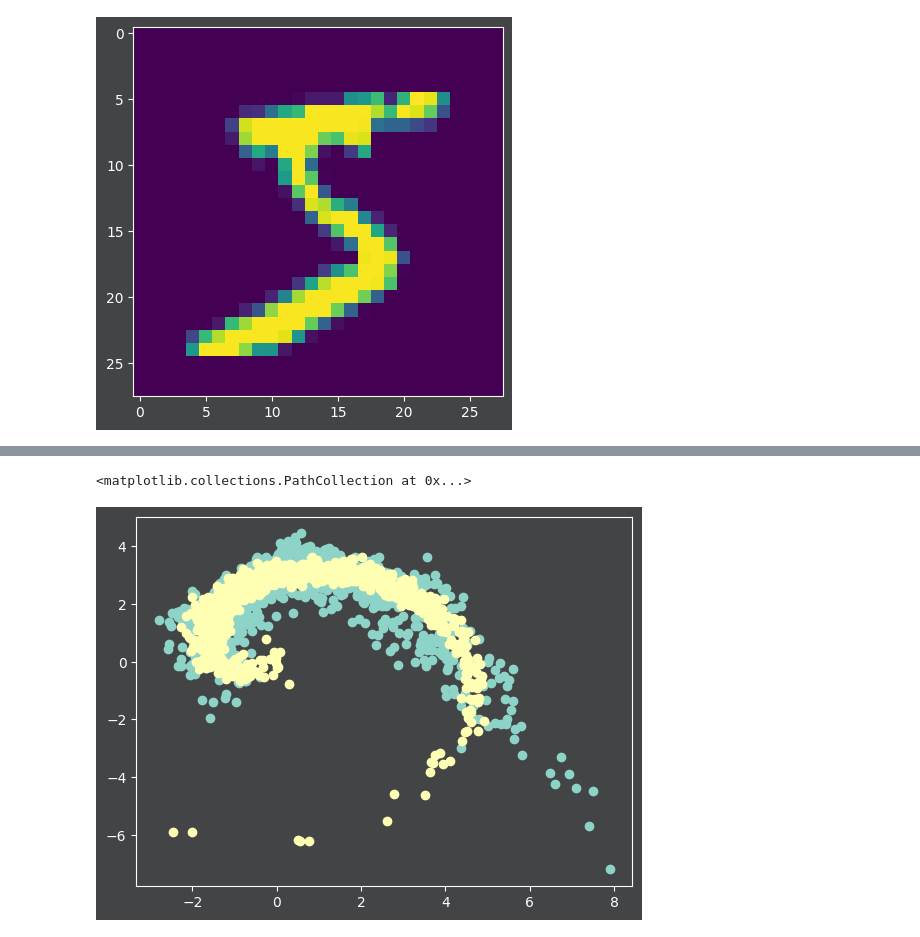
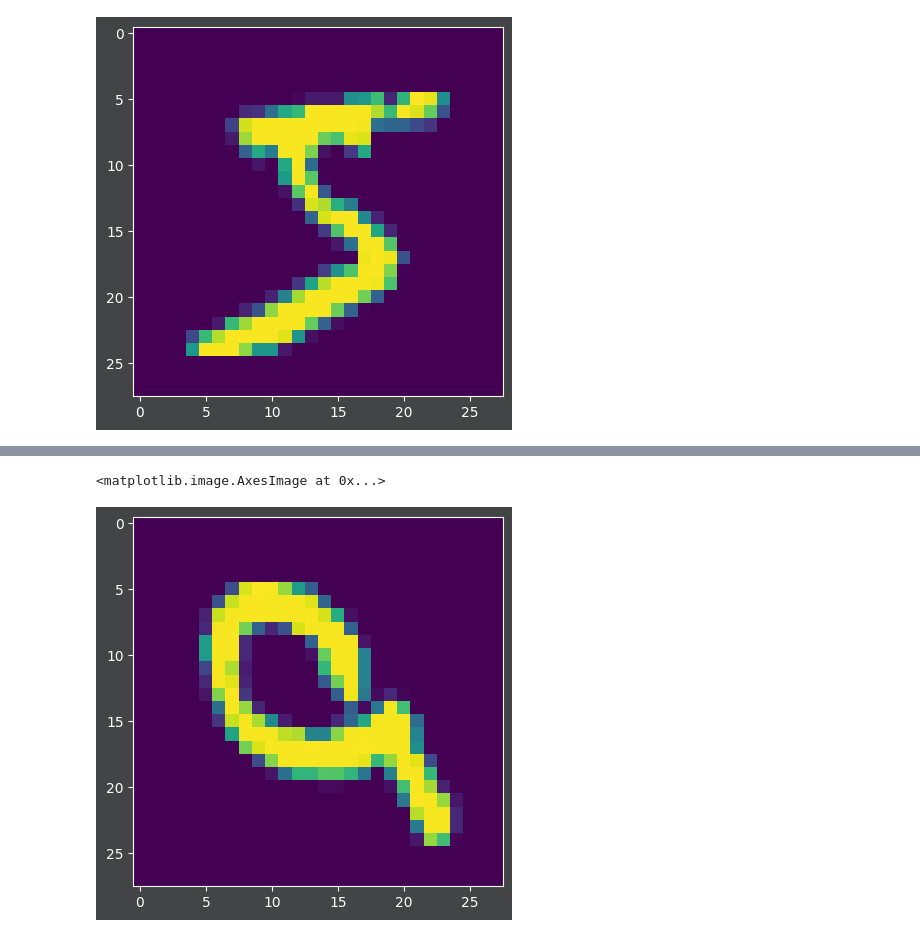
Before and after one commit to bogdankjastrzebski/BayesianDNNTrick, a Jupyter notebook: notebooks/BetterInvertibleNeuralNetworks.ipynb, the cells around one changed output, grey strips where cells are left out. Cells and saved outputs as stored; diff of their text form; code cells hidden in the pictures.

```diff
--- a/BetterInvertibleNeuralNetworks.ipynb
+++ b/notebooks/BetterInvertibleNeuralNetworks.ipynb
@@ -310,9 +311,0 @@ Z = jax.random.normal(key, shape=(1000,2))
-# %%
-Xhat = backward(get_params(opt_state), Z, 160)
-plt.scatter(Xhat[:,0], Xhat[:,1])
-plt.scatter(X[:,0], X[:,1])
-# plt.xlim(-6,6)
-# plt.ylim(-6,6)
-# %% [output]
-<matplotlib.collections.PathCollection at 0x...>
-[figure, removed]
@@ -318,0 +316,5 @@ plt.scatter(X[:,0], X[:,1])
+# %%
+plt.imshow(X[0, :].reshape(28,28))
+# %% [output]
+<matplotlib.image.AxesImage at 0x...>
+[figure, added]
```
Also changed, not shown: parts of 14 cells of this notebook, 2 other files.
